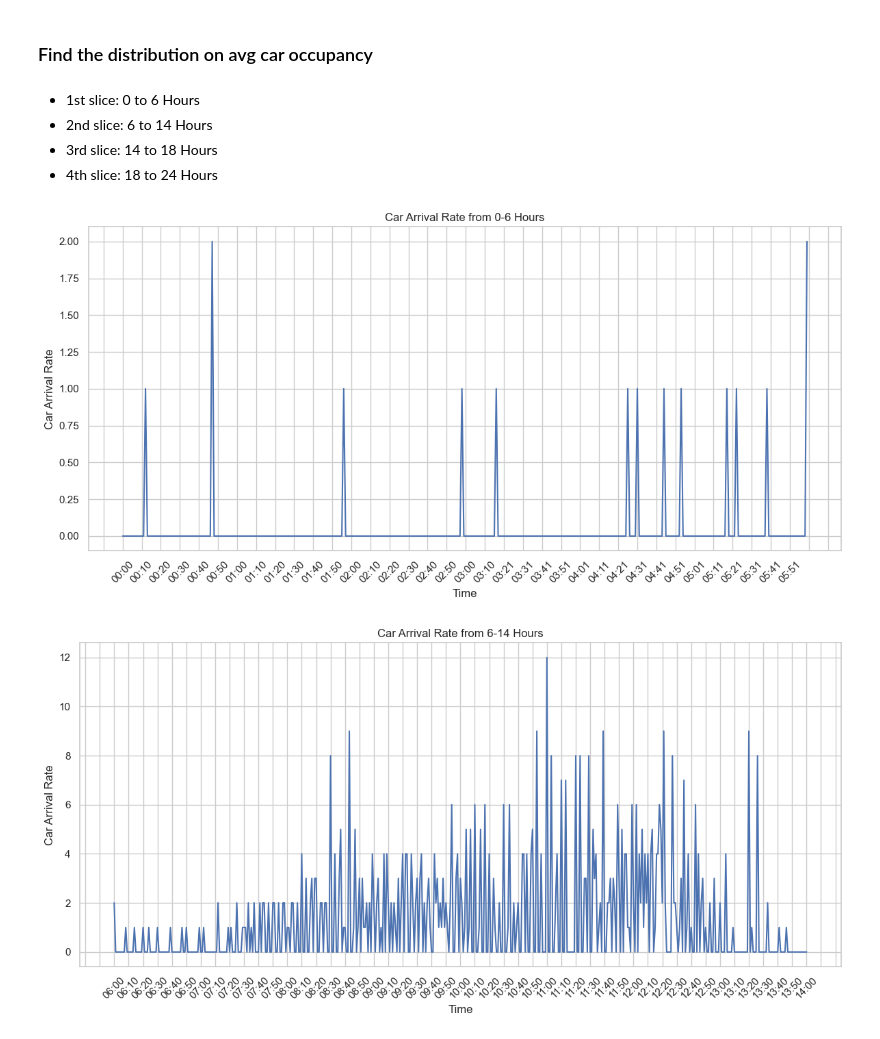
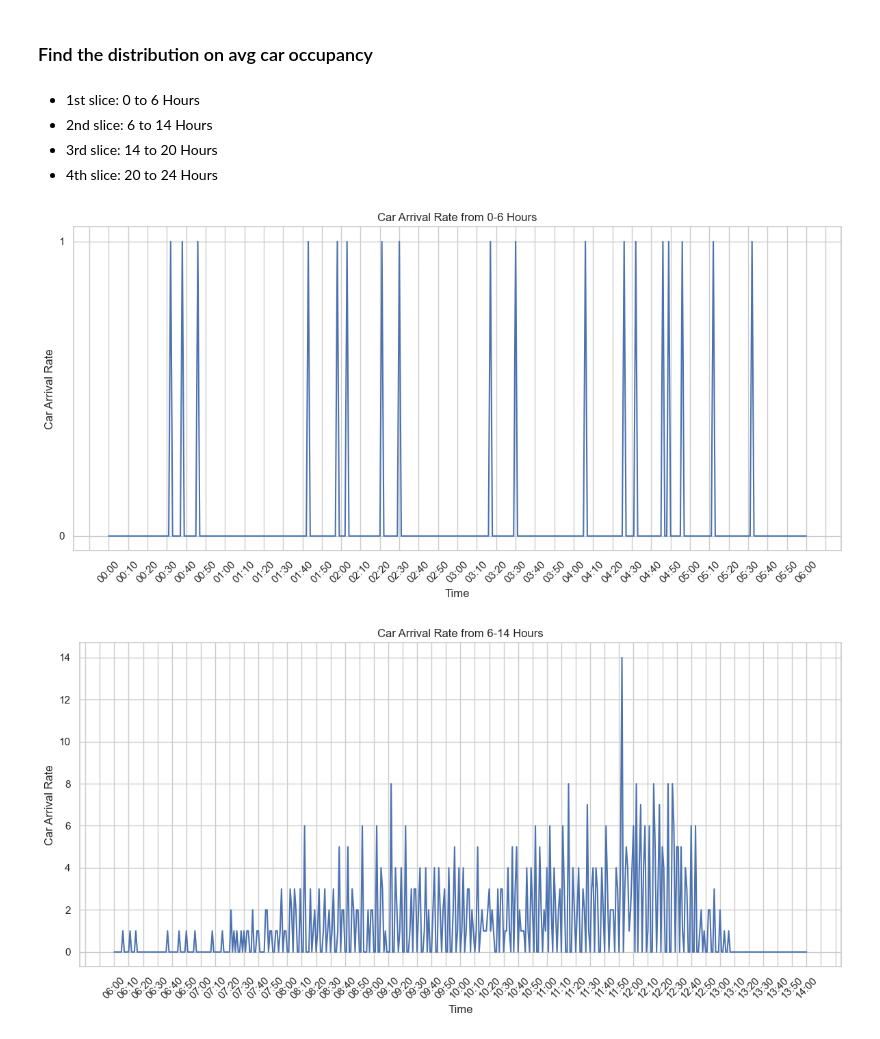
Before and after one commit to Samuellmk/Mechanized-Carpark-Simulation, a Jupyter notebook: data/car_arrival_distribution.ipynb, the cells around one changed output. Cells and saved outputs as stored; diff of their text form; code cells hidden in the pictures.

```diff
--- a/data/car_arrival_distribution.ipynb
+++ b/data/car_arrival_distribution.ipynb
@@ -15,7 +16,7 @@ sns.set(style="whitegrid")
 combined_dataframes = {}
 
 # Define the locations you want to process
-locations = ["Plaza Singapura", "Raffles City", "Funan Mall", "ION Orchard", "VivoCity P3"]
+locations = ["Raffles City", "Funan Mall", "ION Orchard", "VivoCity P3"]
 
 for location in locations:
     # Filter only the file names for the current location
@@ -27,6 +28,9 @@ for location in locations:
     # Loop through the location-specific CSV files and read them into dataframes
     for file_name in location_files:
         df = pd.read_csv(file_name)
+        min_value = df["carparkOccupancy"].min()
+        if min_value < 0:
+            df["carparkOccupancy"] = df["carparkOccupancy"] + abs(min_value)
         dataframes.append(df)
 
     # Concatenate the dataframes into a single dataframe for the current location
@@ -178,45 +203,46 @@ arrival_df = avg_df[["timestamp","car_arrival_rate"]].copy()
 # %% [markdown]
 - 1st slice: 0 to 6 Hours
 - 2nd slice: 6 to 14 Hours
-- 3rd slice: 14 to 18 Hours
-- 4th slice: 18 to 24 Hours
+- 3rd slice: 14 to 20 Hours
+- 4th slice: 20 to 24 Hours
 # %%
 from os.path import join
 # Define the time slices
 time_slices = [
     ("0-6 Hours", ("00:00", "06:00")),
     ("6-14 Hours", ("06:00", "14:00")),
-    ("14-18 Hours", ("14:00", "18:00")),
-    ("18-24 Hours", ("18:00", "24:00"))
+    ("14-20 Hours", ("14:00", "20:00")),
+    ("20-24 Hours", ("20:00", "24:00"))
 ]
 
 # Create subplots and save CSV files for each time slice
 for slice_name, (start_time, end_time) in time_slices:
     # Filter the DataFrame for the current time slice
     mask = (arrival_df['timestamp'] >= start_time) & (arrival_df['timestamp'] <= end_time)
     sliced_df = arrival_df[mask]
 
     # Create a new subplot
     plt.figure(figsize=(12, 6))
     plt.plot(sliced_df["timestamp"], sliced_df['car_arrival_rate'])
     plt.title('Car Arrival Rate from %s' % slice_name)
     plt.xlabel('Time')
     plt.ylabel('Car Arrival Rate')
     plt.xticks(rotation=45)
 
     ax = plt.gca()
+    ax.yaxis.set_major_locator(MaxNLocator(integer=True))
     loc = plticker.MultipleLocator(base=10.0)
     ax.xaxis.set_major_locator(loc)
 
     plt.grid(True)
     plt.tight_layout()
 
     # Save the current subplot as a CSV file
     csv_filename = f"{slice_name}.csv"
     sliced_df.to_csv(join("slices", csv_filename), index=False)
 
     # Show and save the current subplot
     plt.show()
 # %% [output]
-[figure, old version]
+[figure, new version]
-[figure, old version]
+[figure, new version]
```
Also changed, not shown: parts of 5 cells of this notebook.
